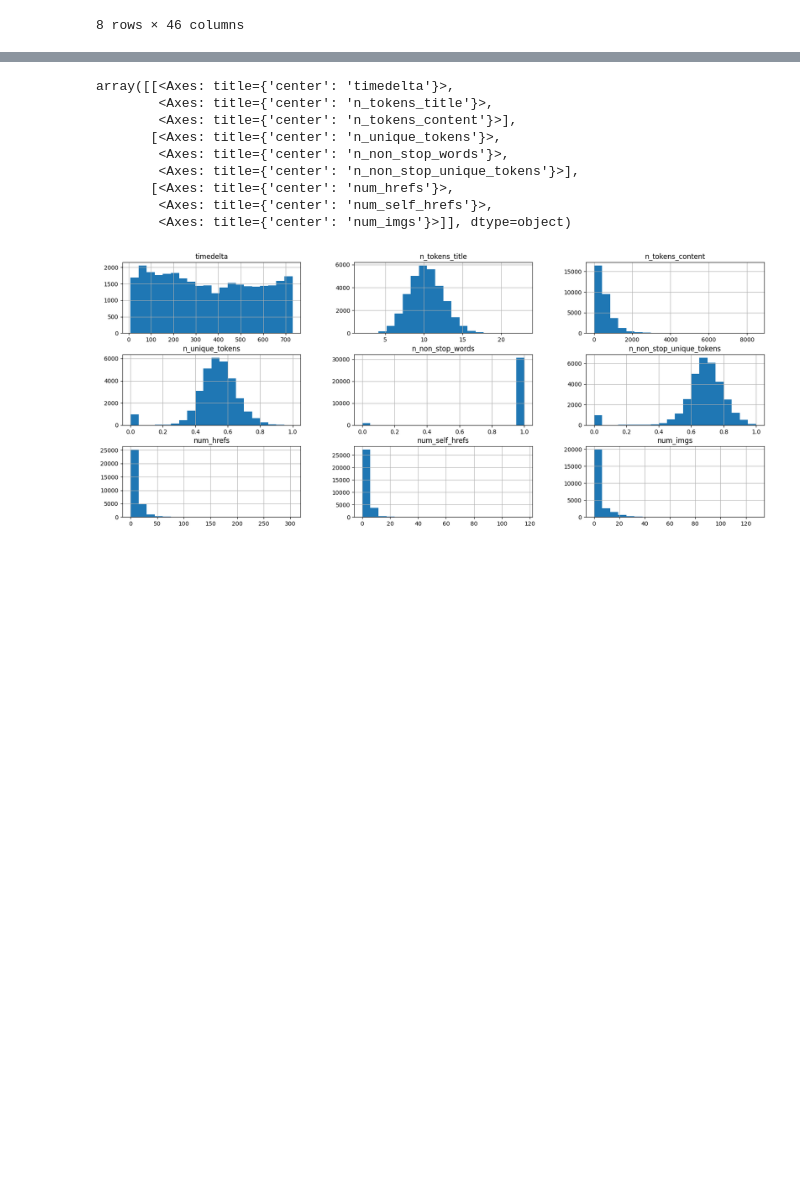
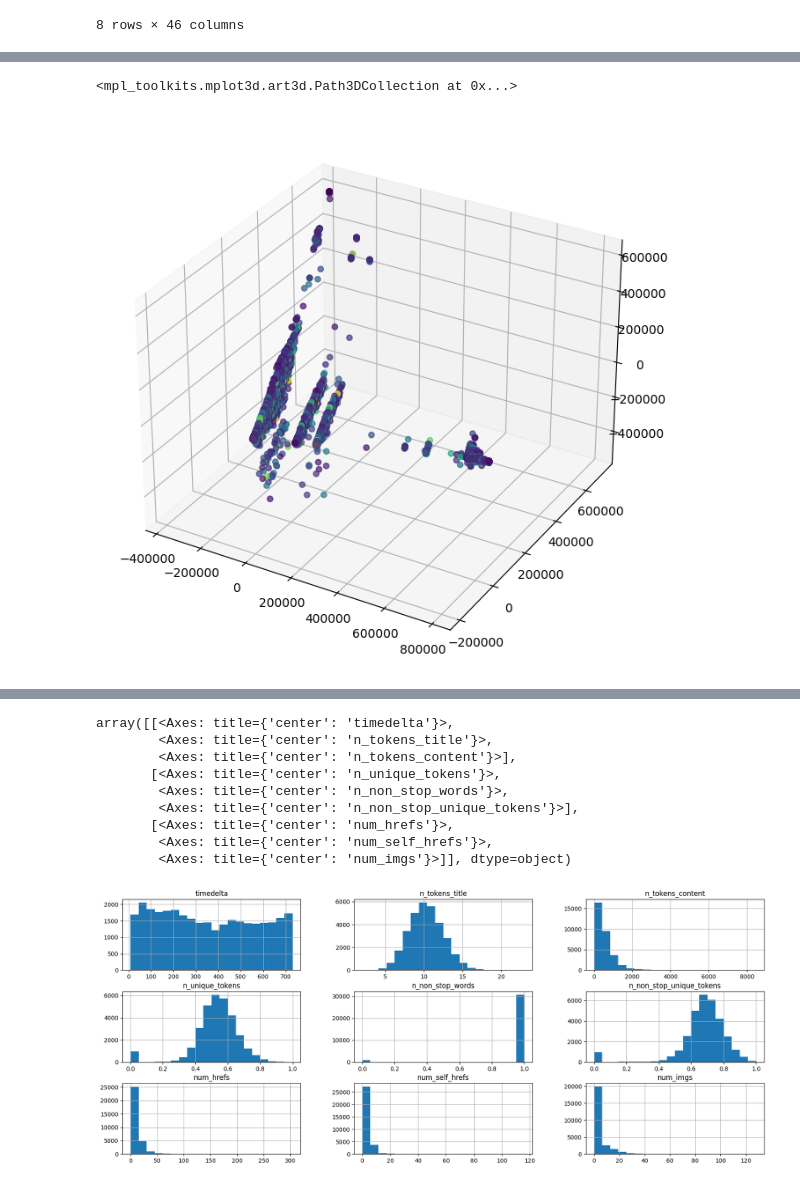
Before and after one commit to Mattizza/DSL-Online-News-Popularity, a Jupyter notebook: data/summer_project_dataset/DSL_news.ipynb, the cells around one changed output, grey strips where cells are left out. Cells and saved outputs as stored; diff of their text form; code cells hidden in the pictures; blank space fills up the shorter version.

```diff
--- a/data/summer_project_dataset/DSL_news.ipynb
+++ b/data/summer_project_dataset/DSL_news.ipynb
@@ -221,0 +340,13 @@ data.select_dtypes(exclude='object')
+# %%
+from mpl_toolkits import mplot3d
+
+data_temp = data_temp[data_temp['shares'] < 10000]
+transformed = p.transform(data_temp.select_dtypes(exclude='object'))
+fig = plt.figure()
+ax = plt.axes(projection='3d')
+# Plot the data points in 3D space
+ax.scatter3D(transformed[:, 0], transformed[:, 1], transformed[:, 2], c = data_temp['shares'],
+             alpha = 0.7, vmin = data_temp['shares'].min(), vmax = data_temp['shares'].max())
+# %% [output]
+<mpl_toolkits.mplot3d.art3d.Path3DCollection at 0x...>
+[figure, added]
```
Also changed, not shown: parts of 17 cells of this notebook, 3 other files.
